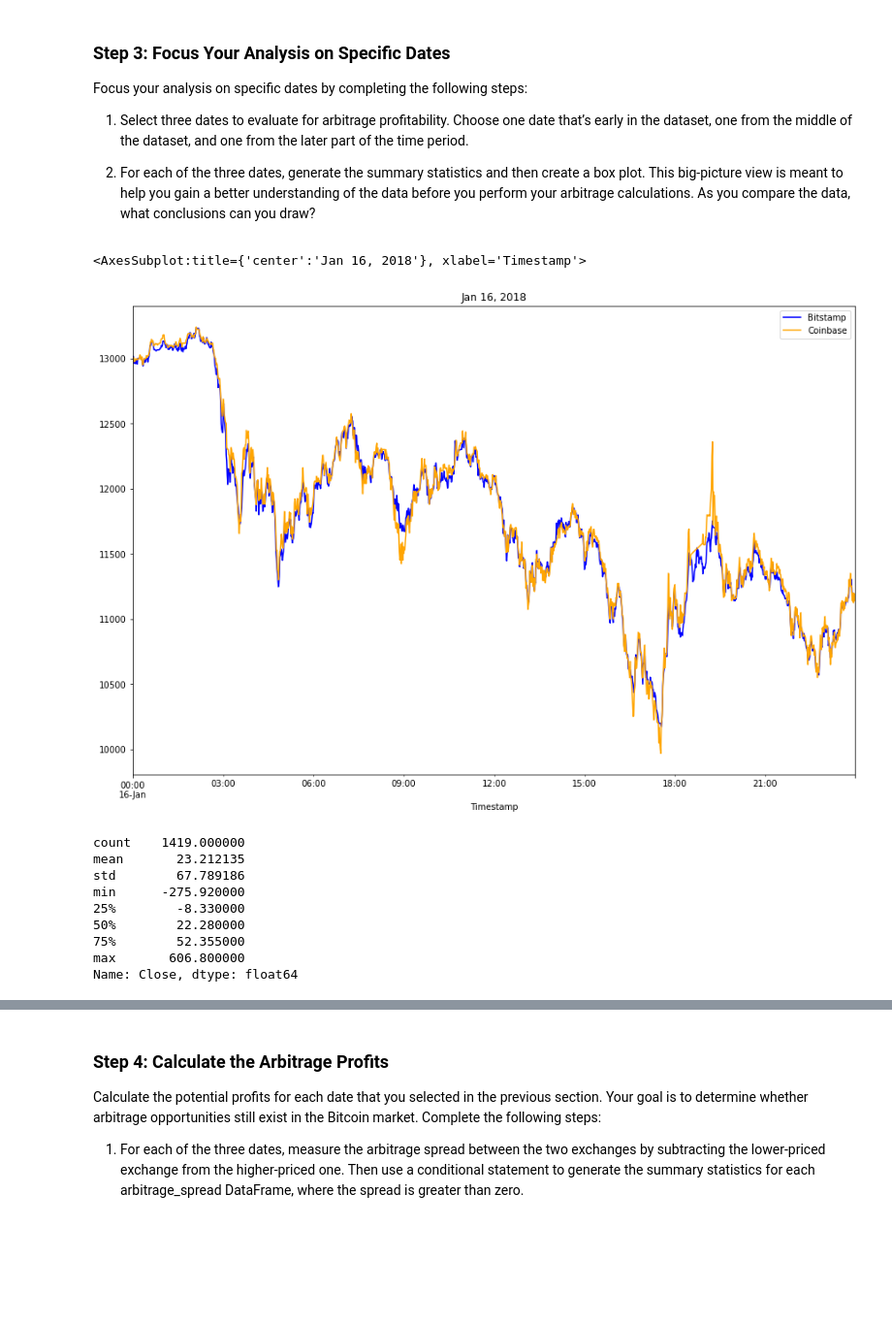
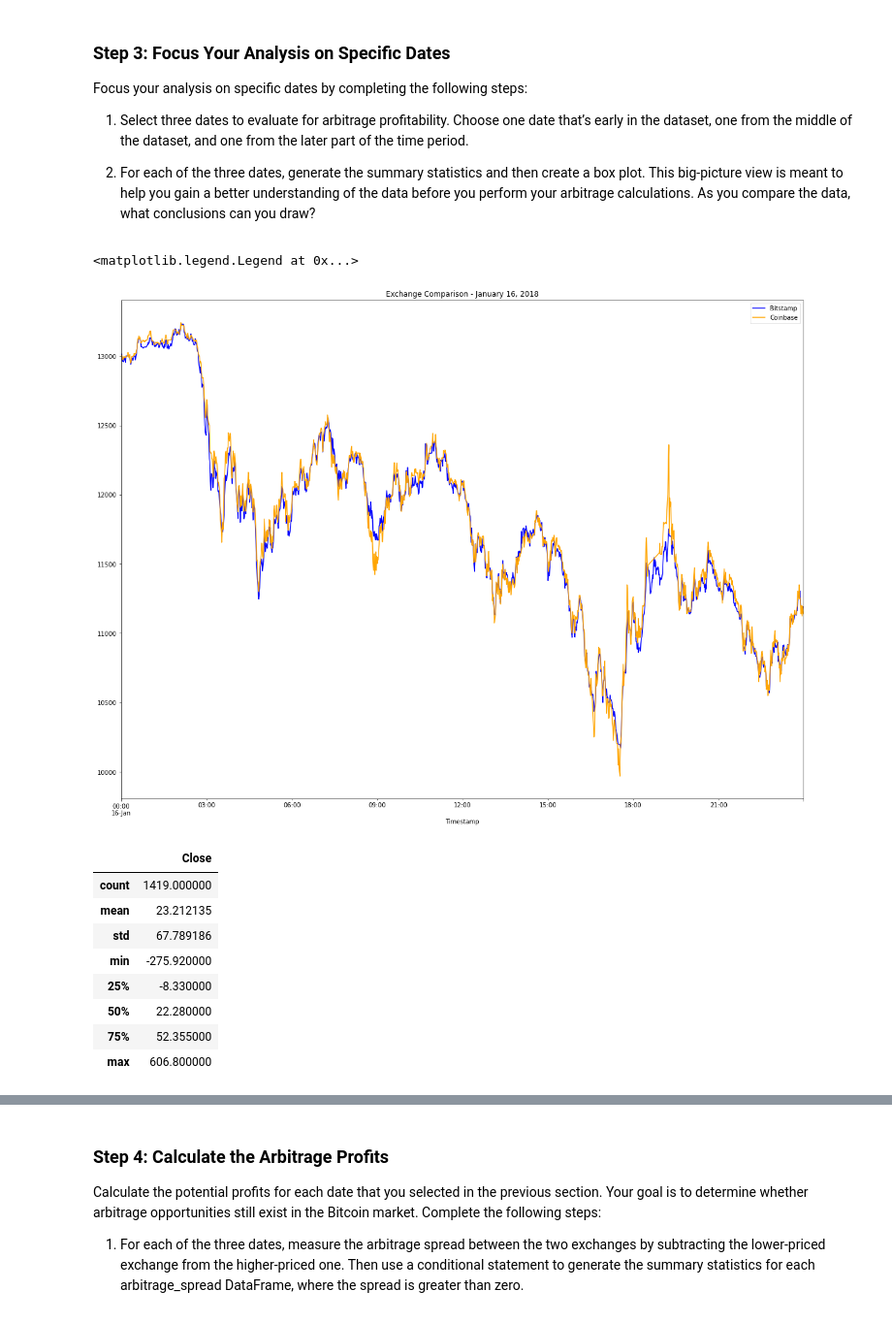
Before and after one commit to briggslalor/Challenge_3, a Jupyter notebook: crypto_arbitrage.ipynb, the cells around one changed output, grey strips where cells are left out. Shown: that part at 97% size. Saved outputs shown, nothing was run; the diff lists cells and outputs as text; code cells hidden in the pictures; blank space fills up the shorter version.

```diff
--- a/crypto_arbitrage.ipynb
+++ b/crypto_arbitrage.ipynb
@@ -302,26 +302,32 @@ Focus your analysis on specific dates by completing the following steps:
 # %%
 # Create an overlay plot that visualizes the two dataframes over a period of one day early in the dataset.
 # Be sure that the plots include the parameters `legend`, `figsize`, `title`, `color` and `label`
-# YOUR CODE HERE
+ax = bitstamp_sliced.loc['2018-01-16'].plot(figsize = (20,15),
+                                                         title = 'Exchange Comparison - January 16, 2018',
+                                                        color = 'blue', legend = True)
+
+coinbase_sliced.loc['2018-01-16'].plot(ax=ax, color = 'orange')
+
+ax.legend(['Bitstamp', 'Coinbase'])
 # %% [output]
-<AxesSubplot:title={'center':'Jan 16, 2018'}, xlabel='Timestamp'>
+<matplotlib.legend.Legend at 0x...>
-[figure, old version]
+[figure, new version]
 # %%
 # Using the early date that you have selected, calculate the arbitrage spread
 # by subtracting the bitstamp lower closing prices from the coinbase higher closing prices
-arbitrage_spread_early = # YOUR CODE HERE
+arbitrage_spread_early = coinbase_sliced.loc['2018-01-16'] - bitstamp_sliced.loc['2018-01-16']
 
 # Generate summary statistics for the early DataFrame
-# YOUR CODE HERE
+arbitrage_spread_early.describe(include = 'all')
 # %% [output]
-count    1419.000000
-mean       23.212135
-std        67.789186
-min      -275.920000
-25%        -8.330000
-50%        22.280000
-75%        52.355000
-max       606.800000
-Name: Close, dtype: float64
+|  | Close |
+| count | 1419.000000 |
+| mean | 23.212135 |
+| std | 67.789186 |
+| min | -275.920000 |
+| 25% | -8.330000 |
+| 50% | 22.280000 |
+| 75% | 52.355000 |
+| max | 606.800000 |
 # %%
 # Visualize the arbitrage spread from early in the dataset in a box plot
```
Also changed, not shown: parts of 7 cells of this notebook.
